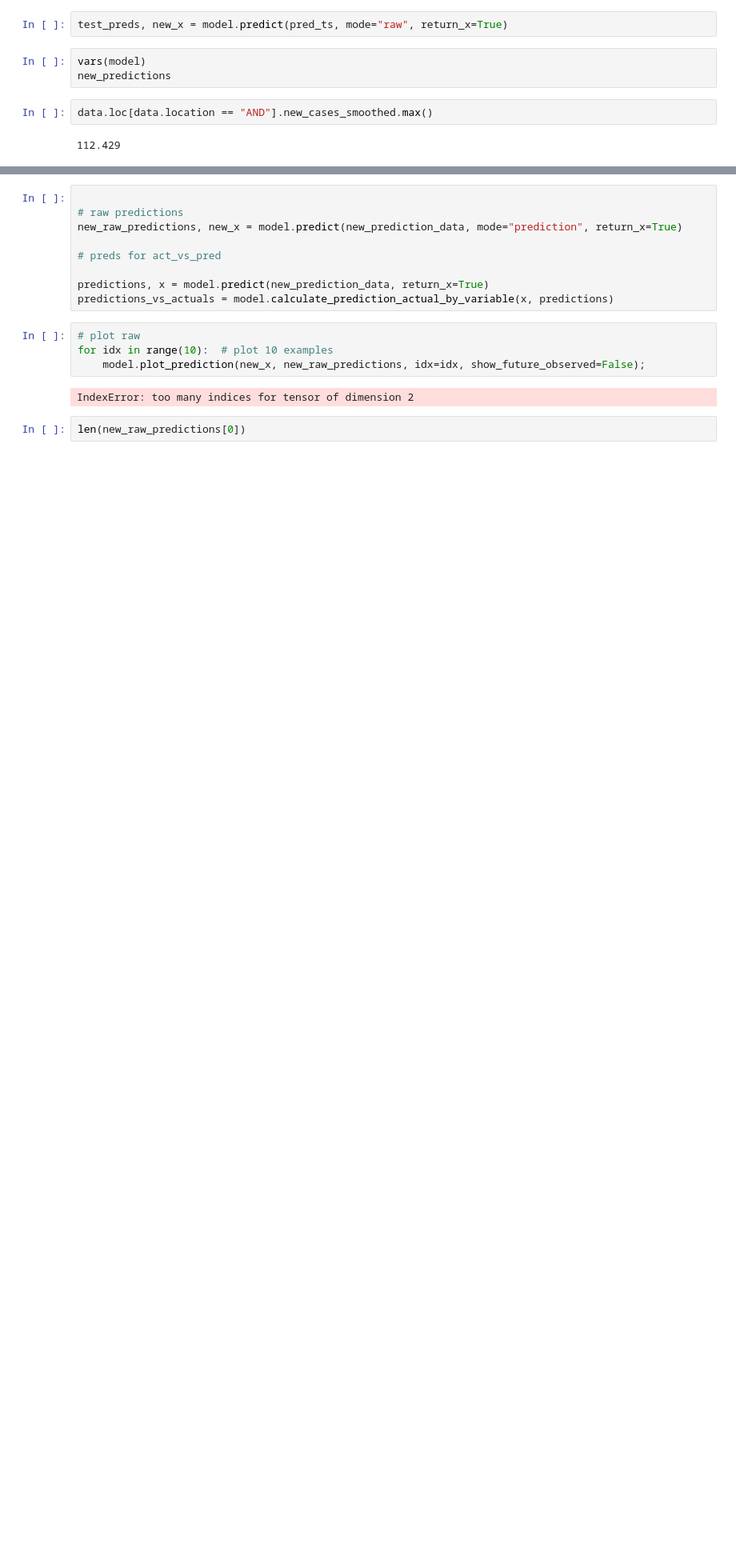
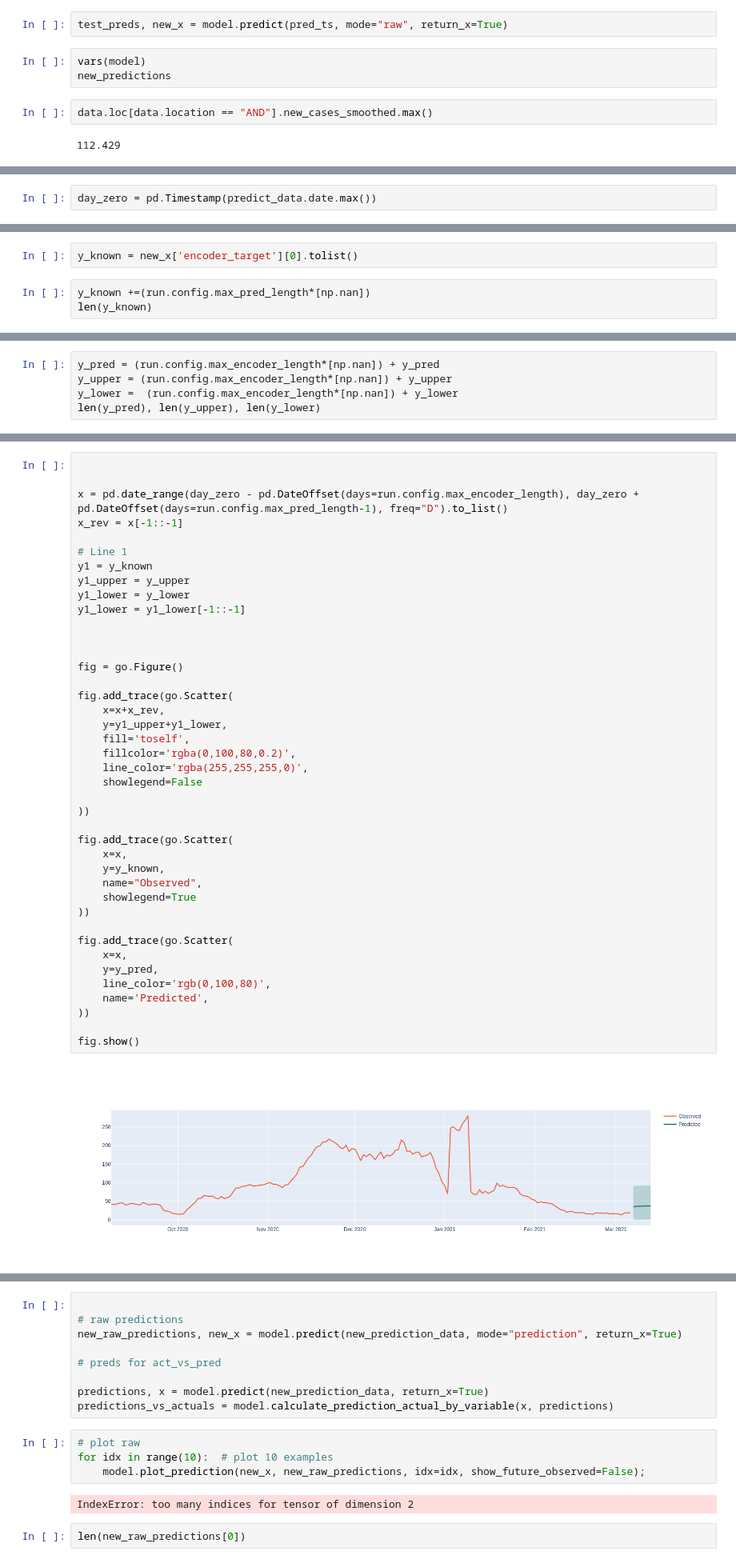
Before and after one commit to b-kaindl/COVID-19-Dashboard, a Jupyter notebook: Predicting.ipynb, the cells around one changed output, grey strips where cells are left out. Shown at 80% size. Drawn from its saved outputs; the diff is of its cells as text; blank space fills up the shorter version.

```diff
--- a/Predicting.ipynb
+++ b/Predicting.ipynb
@@ -293,0 +305,2 @@ new_predictions
+# %%
+day_zero = pd.Timestamp(predict_data.date.max())
@@ -293,0 +322,5 @@ new_predictions
+# %%
+y_known = new_x['encoder_target'][0].tolist()
+# %%
+y_known +=(run.config.max_pred_length*[np.nan])
+len(y_known)
@@ -293,0 +329,5 @@ new_predictions
+# %%
+y_pred = (run.config.max_encoder_length*[np.nan]) + y_pred
+y_upper = (run.config.max_encoder_length*[np.nan]) + y_upper
+y_lower =  (run.config.max_encoder_length*[np.nan]) + y_lower
+len(y_pred), len(y_upper), len(y_lower)
@@ -293,0 +343,43 @@ new_predictions
+# %%
+
+
+x = pd.date_range(day_zero - pd.DateOffset(days=run.config.max_encoder_length), day_zero + pd.DateOffset(days=run.config.max_pred_length-1), freq="D").to_list()
+x_rev = x[-1::-1]
+
+# Line 1
+y1 = y_known
+y1_upper = y_upper
+y1_lower = y_lower
+y1_lower = y1_lower[-1::-1]
+
+
+
+fig = go.Figure()
+
+fig.add_trace(go.Scatter(
+    x=x+x_rev,
+    y=y1_upper+y1_lower,
+    fill='toself',
+    fillcolor='rgba(0,100,80,0.2)',
+    line_color='rgba(255,255,255,0)',
+    showlegend=False
+
+))
+
+fig.add_trace(go.Scatter(
+    x=x,
+    y=y_known,
+    name="Observed",
+    showlegend=True
+))
+
+fig.add_trace(go.Scatter(
+    x=x,
+    y=y_pred,
+    line_color='rgb(0,100,80)',
+    name='Predicted',
+))
+
+fig.show()
+# %% [output]
+[figure, added]
```
Also changed, not shown: parts of 42 cells of this notebook, 9 other files.
